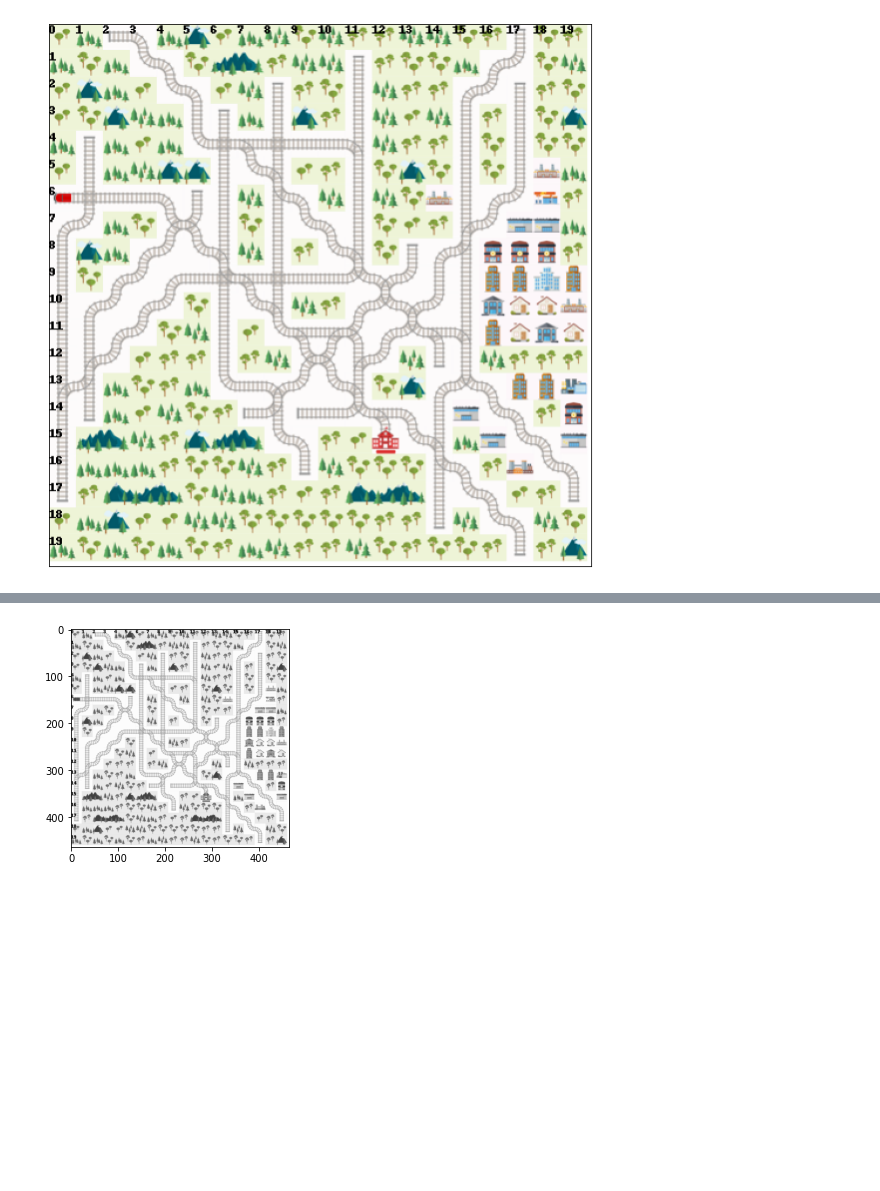
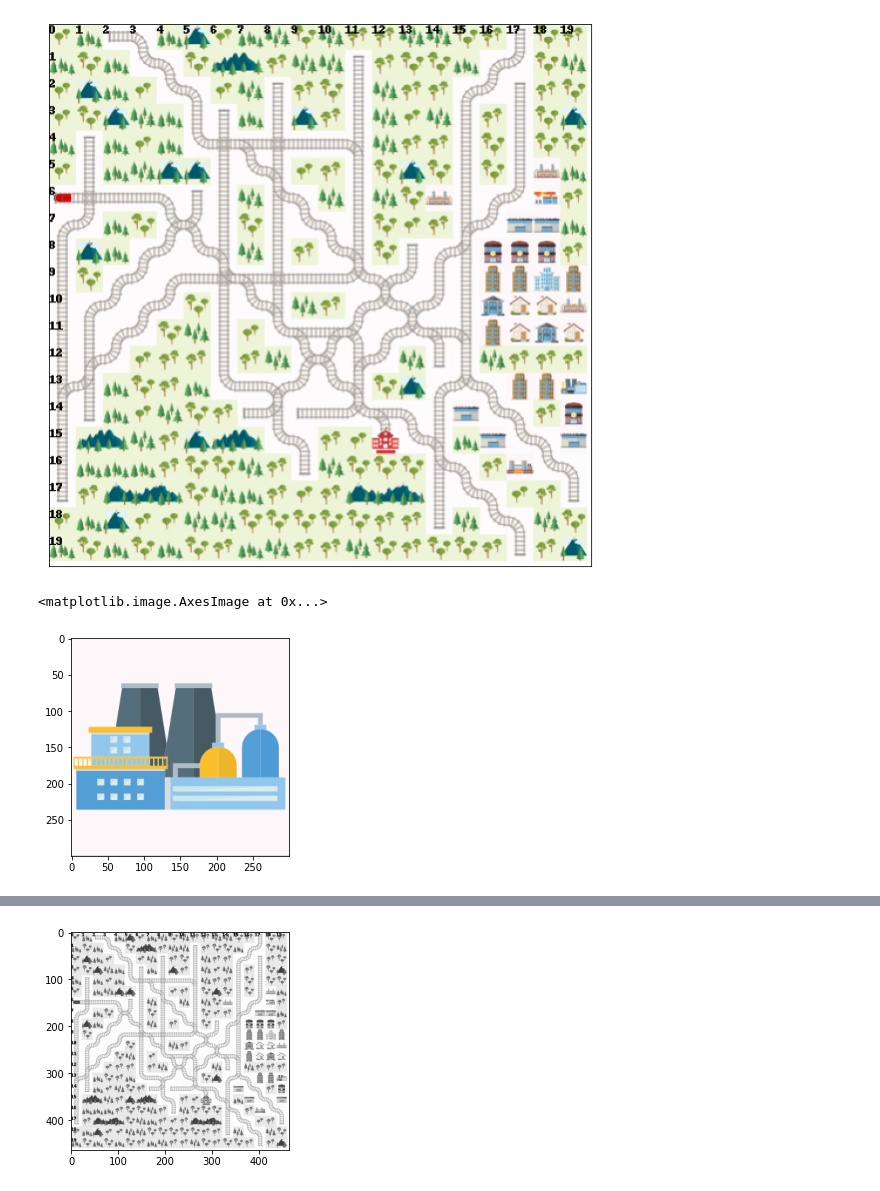
Before and after one commit to phyjoon/multi-agent-rl, a Jupyter notebook: DuellingDoubleDQN.ipynb, the cells around one changed output, grey strips where cells are left out. Drawn from its saved outputs; the diff is of its cells as text; code cells hidden in the pictures; blank space fills up the shorter version.

Commit message:
Experiment with background images of building and scenary

```diff
--- a/DuellingDoubleDQN.ipynb
+++ b/DuellingDoubleDQN.ipynb
@@ -56,3 +56,9 @@ plt.yticks([])
 plt.show()
 # %% [output]
 [figure]
+# %%
+imm = env_renderer.gl.lBuildings
+plt.imshow(imm[11])
+# %% [output]
+<matplotlib.image.AxesImage at 0x...>
+[figure, added]
```
Also changed, not shown: parts of 2 cells of this notebook.
